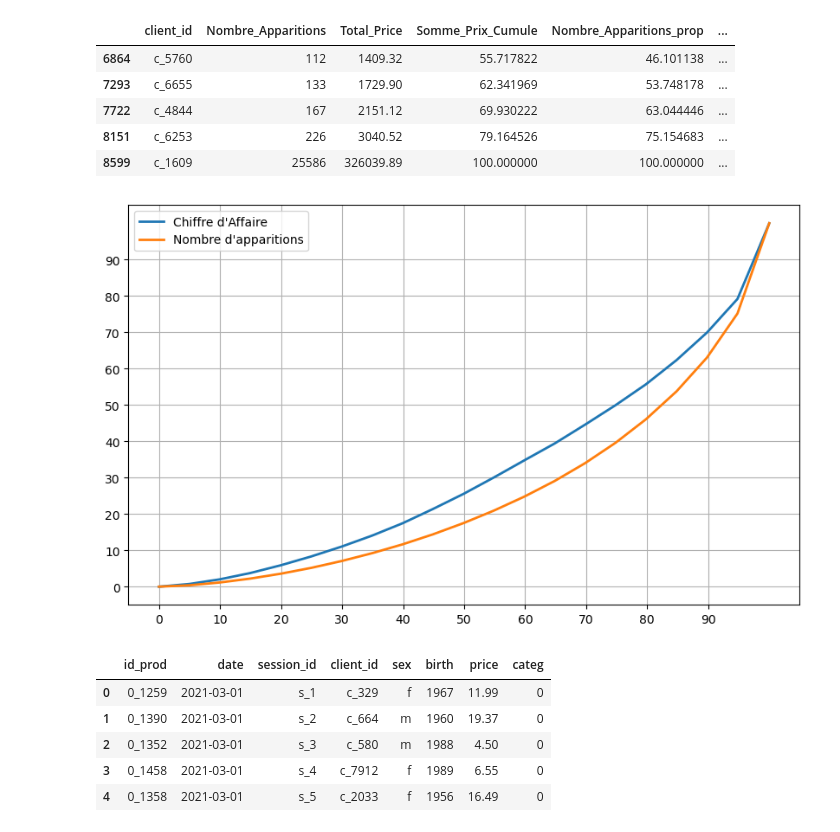
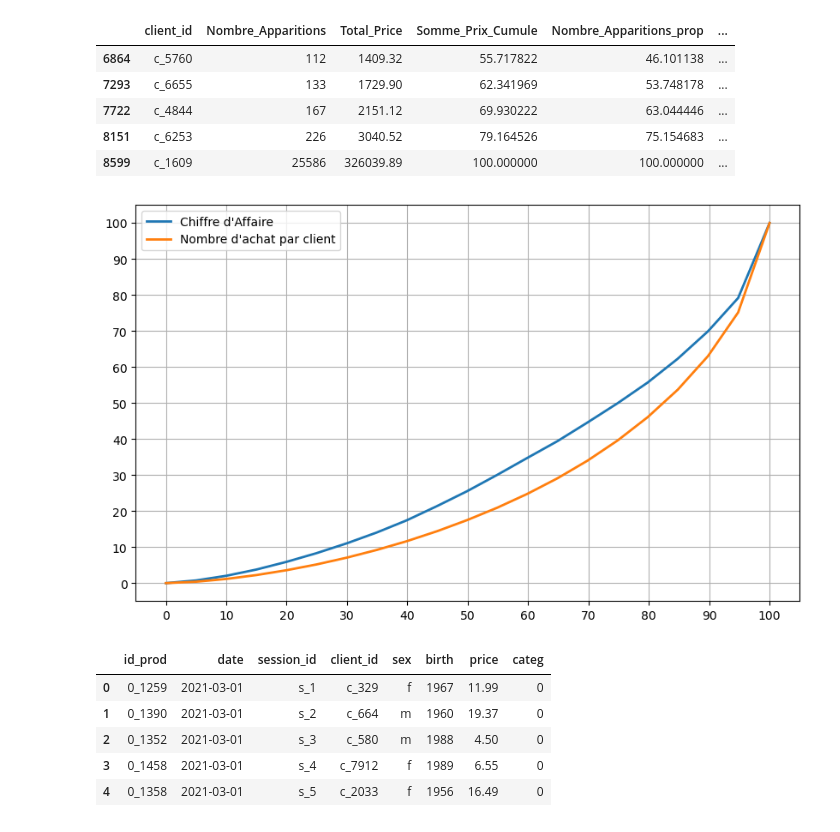
Before and after one commit to kikduck/DA-P6, a Jupyter notebook: notebook-p6.ipynb, the cells around one changed output. Cells and saved outputs as stored; diff of their text form; code cells hidden in the pictures.

```diff
--- a/notebook-p6.ipynb
+++ b/notebook-p6.ipynb
@@ -144,15 +166,15 @@ df_CA_rec_client_reduit.tail()
 # %%
 plt.figure(figsize=(10, 6))
 plt.plot(df_CA_rec_client_reduit['Part_Cumule_Client'], df_CA_rec_client_reduit['Somme_Prix_Cumule'], linewidth = 2, label="Chiffre d\'Affaire")
-plt.plot(df_CA_rec_client_reduit['Part_Cumule_Client'], df_CA_rec_client_reduit['Nombre_Apparitions_prop'], linewidth = 2, label="Nombre d\'apparitions")
+plt.plot(df_CA_rec_client_reduit['Part_Cumule_Client'], df_CA_rec_client_reduit['Nombre_Apparitions_prop'], linewidth = 2, label="Nombre d\'achat par client")
 plt.grid(axis = "x")
 plt.grid(axis = "y")
 plt.xticks(np.arange(0, 100 + 0.01, step=10))
 plt.yticks(np.arange(0, 100 + 0.01, step=10))
 plt.legend()
 plt.show()
 # %% [output]
-[figure, old version]
+[figure, new version]
 # %%
 df_final['date'] = pd.to_datetime(df_final['date'].str[:10])
 df_final.head()
```
Also changed, not shown: parts of 9 cells of this notebook.
